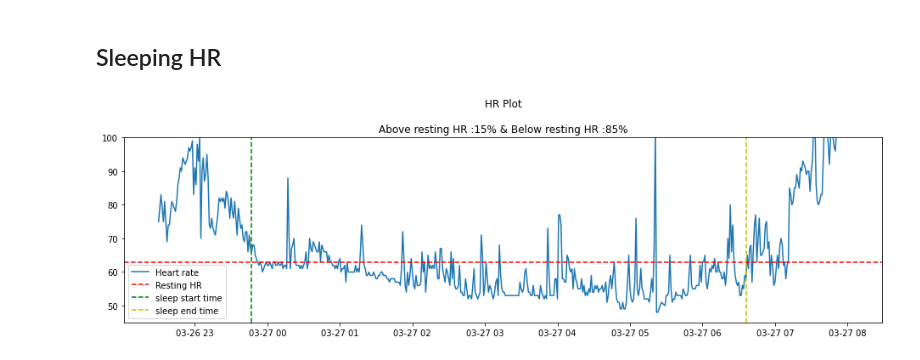
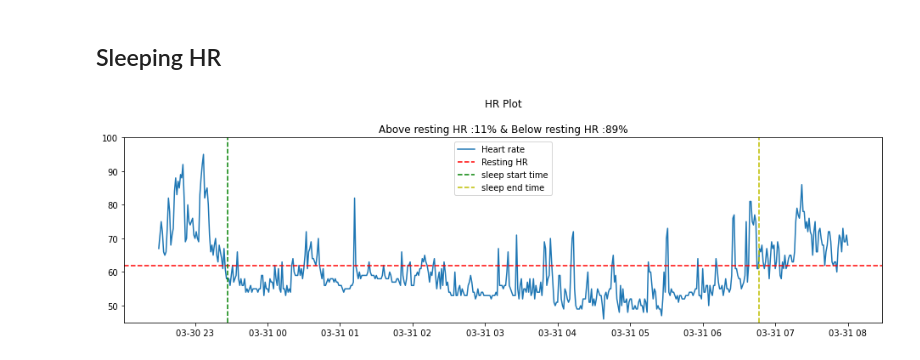
Before and after one commit to arpanghosh8453/public-programs, a Jupyter notebook: Fitbit Data Analyzer/Fitbit HR analyzer.ipynb, the cells around one changed output. Cells and saved outputs as stored; diff of their text form; code cells hidden in the pictures.

Commit message:
Updated analysis and more in depth data

```diff
--- a/Fitbit Data Analyzer/Fitbit HR analyzer.ipynb
+++ b/Fitbit Data Analyzer/Fitbit HR analyzer.ipynb
@@ -81,6 +81,7 @@ for i in range(len(response['sleep'])):
 sleep_df = pd.DataFrame(combined_list)
 # %%
 #Plotting data
-sleep_df.set_index('day').plot(kind = 'bar')
+plt.rcParams["figure.figsize"]=14,4
+sleep_df.set_index('day').plot(kind='bar', stacked=True, color=['#154BA6', '#3F8DFF', '#7EC4FF', '#E73360'])
 # %% [output]
 <AxesSubplot:xlabel='day'>
@@ -155,6 +158,9 @@ minutesVeryActive_list = [int(i['value']) for i in response['activities-tracker-
 datetime_list = [i['dateTime'] for i in response['activities-tracker-minutesVeryActive']]
 # %%
 data_activity = {'minutesSedentary':minutesSedentary_list, 'minutesLightlyActive':minutesLightlyActive_list, 'minutesFairlyActive':minutesFairlyActive_list, 'minutesVeryActive':minutesVeryActive_list}
-pd.DataFrame(data_activity, index=datetime_list)[['minutesLightlyActive', 'minutesFairlyActive', 'minutesVeryActive']].plot(kind = 'bar')
+
+plt.rcParams["figure.figsize"]=12,4
+
+pd.DataFrame(data_activity, index=datetime_list)[['minutesLightlyActive', 'minutesFairlyActive', 'minutesVeryActive']].plot(kind='bar', stacked=True, color=['#7EB26D', '#FFB357', '#E43B4A'])
 # %% [output]
 <AxesSubplot:>
@@ -162,7 +248,7 @@ pd.DataFrame(data_activity, index=datetime_list)[['minutesLightlyActive', 'minut
 # %% [markdown]
 <h2>Sleeping HR</h2>
 # %%
-sleep_HR_date = "2021-03-27"
+sleep_HR_date = "2021-03-31"
 # %%
 splitted_date = sleep_HR_date.split('-')
 
@@ -204,13 +290,13 @@ below_resting = 100 - above_resting
 # %%
 plt.rcParams["figure.figsize"]=16,4
 plt.ylim((45,100))
 plt.plot(df,label = 'Heart rate')
 plt.axhline(y = prev_response['activities-heart'][-1]['value']['restingHeartRate'], color = 'r', linestyle = 'dashed', label = 'Resting HR')
-plt.axvline(x = sleep_start_time, color = 'g', linestyle = 'dashed', label = "sleep start time")
-plt.axvline(x = sleep_end_time, color = 'y', linestyle = 'dashed', label = 'sleep end time')
+plt.axvline(x = datetime.datetime.strptime(sleep_start_time, '%Y-%m-%dT%H:%M:%S.%f'), color = 'g', linestyle = 'dashed', label = "sleep start time")
+plt.axvline(x = datetime.datetime.strptime(sleep_end_time, '%Y-%m-%dT%H:%M:%S.%f'), color = 'y', linestyle = 'dashed', label = 'sleep end time')
 plt.title("HR Plot"+"\n\n"+"Above resting HR :"+str(above_resting)+"% & Below resting HR :"+str(below_resting)+"%")
 plt.legend()
 #plt.grid()
 plt.show()
 # %% [output]
-[figure, old version]
+[figure, new version]
```
Also changed, not shown: parts of 19 cells of this notebook, 1 other file.
